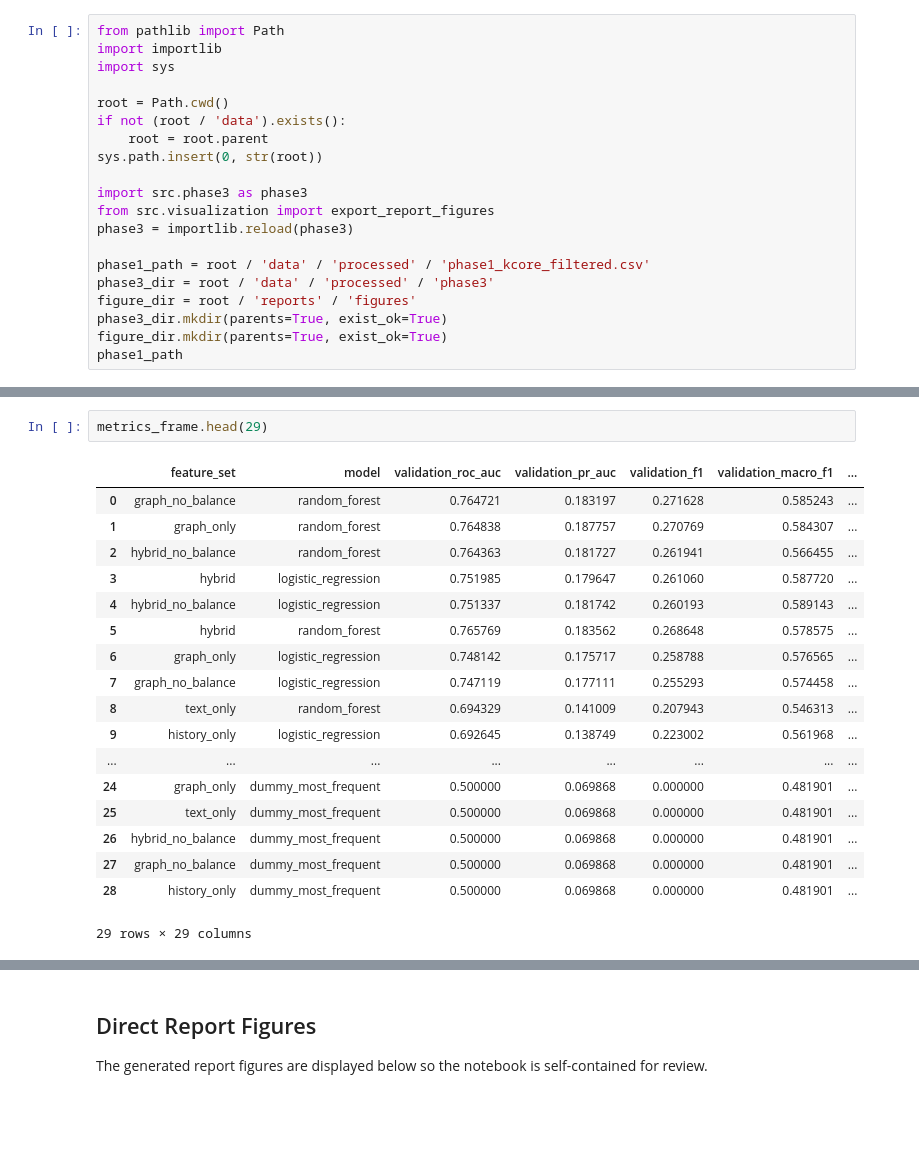
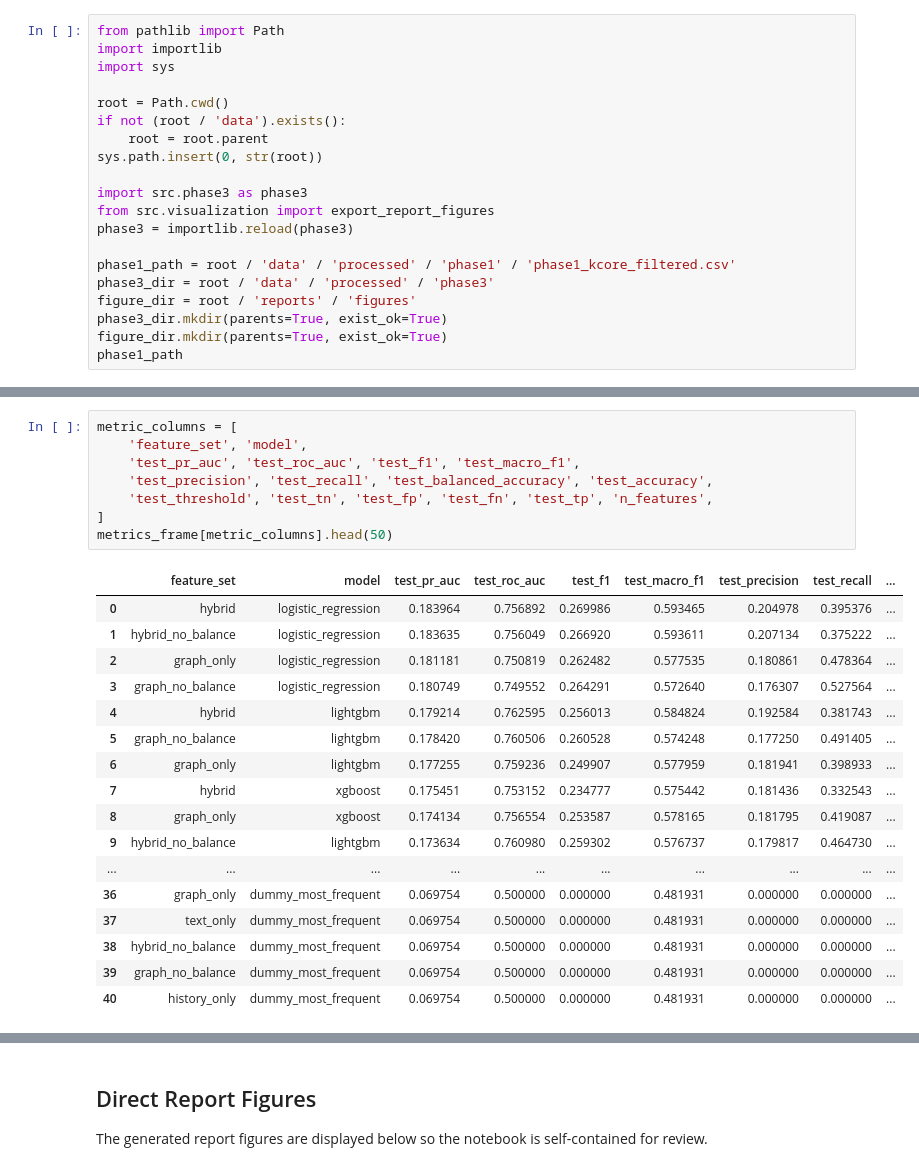
Before and after one commit to Tommyhuy1705/Explainable_Signed_Link_Prediction_for_Reddit_Inter-Community_Conflict_Warning, a Jupyter notebook: notebooks/04_modeling_and_evaluation.ipynb, the cells around one changed output, grey strips where cells are left out. Cells and saved outputs as stored; diff of their text form; blank space fills up the shorter version.

Commit message:
feat(phase3): add temporal modeling, evaluation metrics, and report figures

```diff
--- a/notebooks/04_modeling_and_evaluation.ipynb
+++ b/notebooks/04_modeling_and_evaluation.ipynb
@@ -16,7 +16,7 @@ import src.phase3 as phase3
 from src.visualization import export_report_figures
 phase3 = importlib.reload(phase3)
 
-phase1_path = root / 'data' / 'processed' / 'phase1_kcore_filtered.csv'
+phase1_path = root / 'data' / 'processed' / 'phase1' / 'phase1_kcore_filtered.csv'
 phase3_dir = root / 'data' / 'processed' / 'phase3'
 figure_dir = root / 'reports' / 'figures'
 phase3_dir.mkdir(parents=True, exist_ok=True)
@@ -52,24 +61,29 @@ figure_paths = export_report_figures(interactions, metrics_frame, importance_fra
   'scores': 'H:\\chuong_trinh_hoc_UEH\\mon_hoc_ki_6\\social_media_data_analysis\\Project\\Explainable_Signed_Link_Prediction_for_Reddit_Inter-Community_Conflict_Warning\\data\\processed\\phase3\\phase ...
  'figure_count': 9}
 # %%
-metrics_frame.head(29)
+metric_columns = [
+    'feature_set', 'model',
+    'test_pr_auc', 'test_roc_auc', 'test_f1', 'test_macro_f1',
+    'test_precision', 'test_recall', 'test_balanced_accuracy', 'test_accuracy',
+    'test_threshold', 'test_tn', 'test_fp', 'test_fn', 'test_tp', 'n_features',
+]
+metrics_frame[metric_columns].head(50)
 # %% [output]
-|  | feature_set | model | validation_roc_auc | validation_pr_auc | validation_f1 | validation_macro_f1 | ... |
-| 0 | graph_no_balance | random_forest | 0.764721 | 0.183197 | 0.271628 | 0.585243 | ... |
-| 1 | graph_only | random_forest | 0.764838 | 0.187757 | 0.270769 | 0.584307 | ... |
-| 2 | hybrid_no_balance | random_forest | 0.764363 | 0.181727 | 0.261941 | 0.566455 | ... |
-| 3 | hybrid | logistic_regression | 0.751985 | 0.179647 | 0.261060 | 0.587720 | ... |
-| 4 | hybrid_no_balance | logistic_regression | 0.751337 | 0.181742 | 0.260193 | 0.589143 | ... |
-| 5 | hybrid | random_forest | 0.765769 | 0.183562 | 0.268648 | 0.578575 | ... |
-| 6 | graph_only | logistic_regression | 0.748142 | 0.175717 | 0.258788 | 0.576565 | ... |
-| 7 | graph_no_balance | logistic_regression | 0.747119 | 0.177111 | 0.255293 | 0.574458 | ... |
-| 8 | text_only | random_forest | 0.694329 | 0.141009 | 0.207943 | 0.546313 | ... |
-| 9 | history_only | logistic_regression | 0.692645 | 0.138749 | 0.223002 | 0.561968 | ... |
-| ... | ... | ... | ... | ... | ... | ... | ... |
-| 24 | graph_only | dummy_most_frequent | 0.500000 | 0.069868 | 0.000000 | 0.481901 | ... |
-| 25 | text_only | dummy_most_frequent | 0.500000 | 0.069868 | 0.000000 | 0.481901 | ... |
-| 26 | hybrid_no_balance | dummy_most_frequent | 0.500000 | 0.069868 | 0.000000 | 0.481901 | ... |
-| 27 | graph_no_balance | dummy_most_frequent | 0.500000 | 0.069868 | 0.000000 | 0.481901 | ... |
-| 28 | history_only | dummy_most_frequent | 0.500000 | 0.069868 | 0.000000 | 0.481901 | ... |
+|  | feature_set | model | test_pr_auc | test_roc_auc | test_f1 | test_macro_f1 | test_precision | test_recall | ... |
+| 0 | hybrid | logistic_regression | 0.183964 | 0.756892 | 0.269986 | 0.593465 | 0.204978 | 0.395376 | ... |
+| 1 | hybrid_no_balance | logistic_regression | 0.183635 | 0.756049 | 0.266920 | 0.593611 | 0.207134 | 0.375222 | ... |
+| 2 | graph_only | logistic_regression | 0.181181 | 0.750819 | 0.262482 | 0.577535 | 0.180861 | 0.478364 | ... |
+| 3 | graph_no_balance | logistic_regression | 0.180749 | 0.749552 | 0.264291 | 0.572640 | 0.176307 | 0.527564 | ... |
+| 4 | hybrid | lightgbm | 0.179214 | 0.762595 | 0.256013 | 0.584824 | 0.192584 | 0.381743 | ... |
+| 5 | graph_no_balance | lightgbm | 0.178420 | 0.760506 | 0.260528 | 0.574248 | 0.177250 | 0.491405 | ... |
+| 6 | graph_only | lightgbm | 0.177255 | 0.759236 | 0.249907 | 0.577959 | 0.181941 | 0.398933 | ... |
+| 7 | hybrid | xgboost | 0.175451 | 0.753152 | 0.234777 | 0.575442 | 0.181436 | 0.332543 | ... |
+| 8 | graph_only | xgboost | 0.174134 | 0.756554 | 0.253587 | 0.578165 | 0.181795 | 0.419087 | ... |
+| 9 | hybrid_no_balance | lightgbm | 0.173634 | 0.760980 | 0.259302 | 0.576737 | 0.179817 | 0.464730 | ... |
+| ... | ... | ... | ... | ... | ... | ... | ... | ... | ... |
+| 36 | graph_only | dummy_most_frequent | 0.069754 | 0.500000 | 0.000000 | 0.481931 | 0.000000 | 0.000000 | ... |
+| 37 | text_only | dummy_most_frequent | 0.069754 | 0.500000 | 0.000000 | 0.481931 | 0.000000 | 0.000000 | ... |
+| 38 | hybrid_no_balance | dummy_most_frequent | 0.069754 | 0.500000 | 0.000000 | 0.481931 | 0.000000 | 0.000000 | ... |
+| 39 | graph_no_balance | dummy_most_frequent | 0.069754 | 0.500000 | 0.000000 | 0.481931 | 0.000000 | 0.000000 | ... |
+| 40 | history_only | dummy_most_frequent | 0.069754 | 0.500000 | 0.000000 | 0.481931 | 0.000000 | 0.000000 | ... |
-29 rows × 29 columns
 # %%
```
Also changed, not shown: parts of 5 cells of this notebook.
